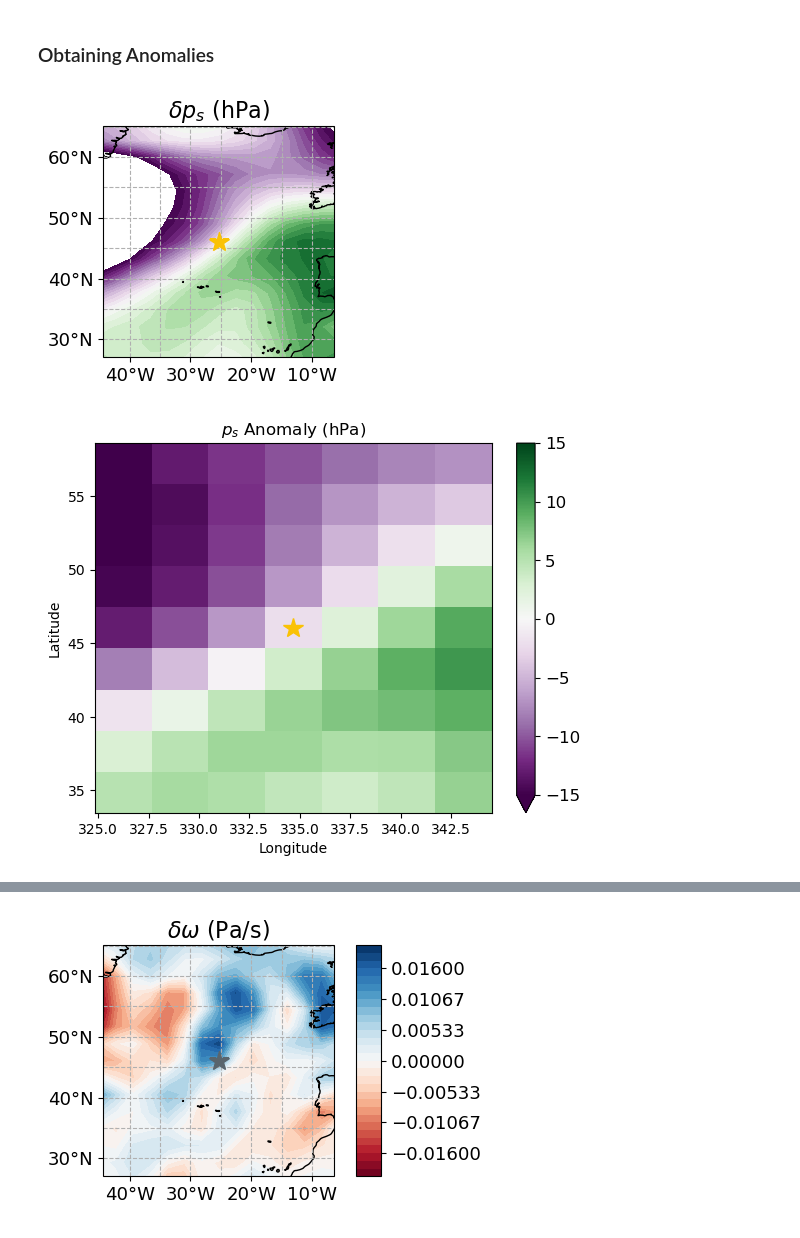
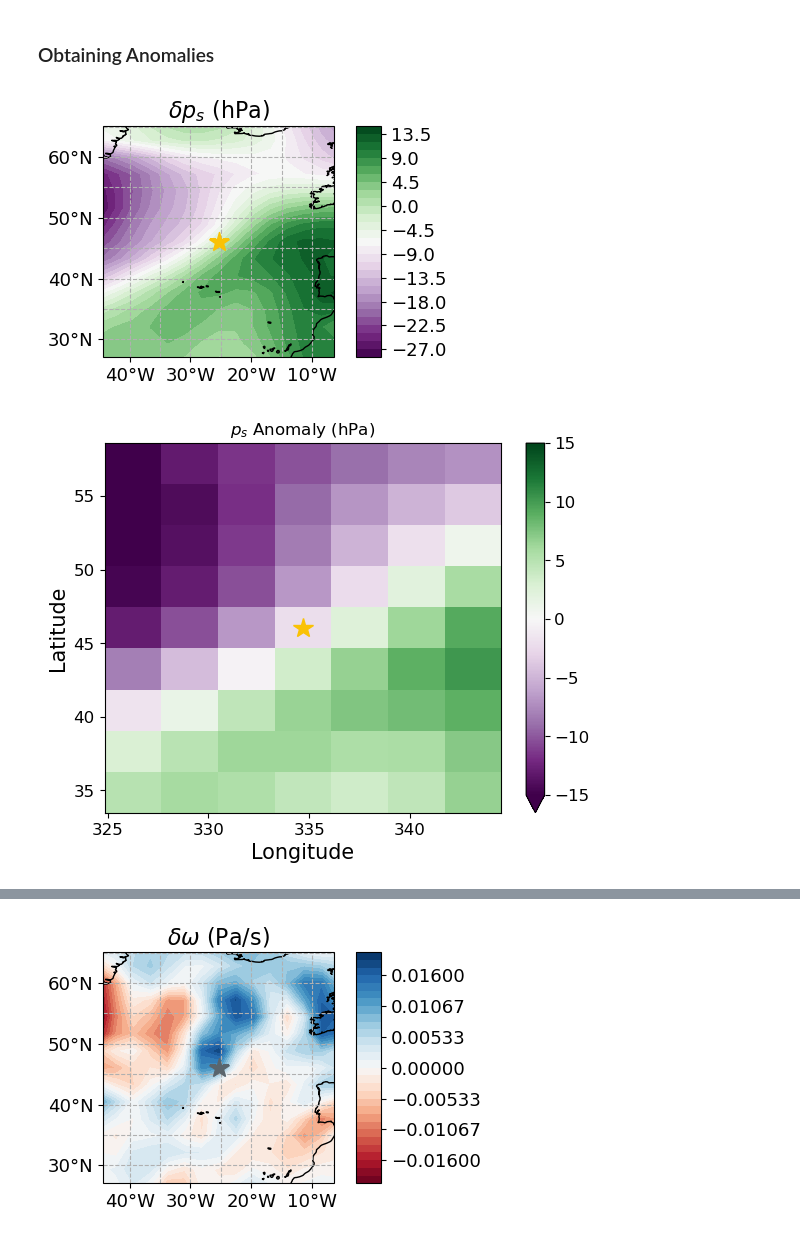
Before and after one commit to ageorgemorgan/epe-analysis, a Jupyter notebook: ps_localized.ipynb, the cells around one changed output, grey strips where cells are left out. Saved outputs shown, nothing was run; the diff lists cells and outputs as text; code cells hidden in the pictures.

Commit message:
finished add wap stuff to ps_localized notebook

```diff
--- a/ps_localized.ipynb
+++ b/ps_localized.ipynb
@@ -6,6 +6,7 @@
 # %%
 import cftime
 import matplotlib.pyplot as plt
+from mpl_toolkits import axisartist
 import numpy as np
 import os
 import xarray as xr
@@ -13,6 +14,14 @@ import xarray as xr
 # Homemade routines
 from ep_processing import *
 from utils.visualization import *
+
+# Plotting stuff
+TITLE_FONT_SIZE = 15
+TICK_FONT_SIZE = 12
+
+plt.rc('axes', labelsize = TITLE_FONT_SIZE)    # fontsize of the x and y labels
+plt.rc('xtick', labelsize = TICK_FONT_SIZE)
+plt.rc('ytick', labelsize = TICK_FONT_SIZE)
 # %%
 my_base_path = "~/Documents/research/experiment-outputs/{experiment_name}/{runid}/"
 my_generic_file_path = "_day_CanESM5-1_{experiment_name}_r1i1p1f1_gn_{year}0101-{year}1231.nc"
@@ -173,38 +182,38 @@ local_bbox = [
     random_lon - 0.5 * box_size_in_degrees,
     random_lon + 0.5 * box_size_in_degrees,
     random_lat - 0.5 * box_size_in_degrees,
     random_lat + 0.5 * box_size_in_degrees,
 ]
 
 draw_global_map(
         ps_epe_anom.lon,
         ps_epe_anom.lat,
         ps_epe_anom.to_numpy(),
         title = r"$\delta p_s$ (hPa)",
         filled = True,
         show_fig = True,
         save_fig = False,
         levels = 30,
         # bbox = [local_bbox[0] + 2, 350, 30, 63],
         bbox = [local_bbox[0] + 2, local_bbox[1] - 2, local_bbox[2] + 2, local_bbox[3] - 2],
         cmap = "PRGn",
         cbar_params = [0.65, 0.11, 0.025, 0.77], # position, upper offset, width, cbar length
         xtickdelta = 10,
         ytickdelta = 10,
         figsize = (10, 3),
         point_to_label = [random_lon, random_lat],
         point_to_label_color = "xkcd:goldenrod",
-        vmin = vmin,
-        vmax = vmax,
+        #vmin = vmin,
+        #vmax = vmax,
         draw_labels = False,
         label_contours = False,
-        remove_cbar = True,
+        remove_cbar = False,
         fig = None,
         projection = ccrs.PlateCarree(central_longitude = 180),
-        outfilename = "special_point_medium" + ".png",
+        #outfilename = "special_point_medium" + ".png",
 )
 # %% [output]
-[figure, old version]
+[figure, new version]
 # %%
 dx = 2.8
 box_size = 2 * dx
@@ -248,4 +257,4 @@ plt.ylabel("Latitude")
 
 plt.show()
 # %% [output]
-[figure, old version]
+[figure, new version]
```
Also changed, not shown: parts of 22 cells of this notebook, 1 other file.
